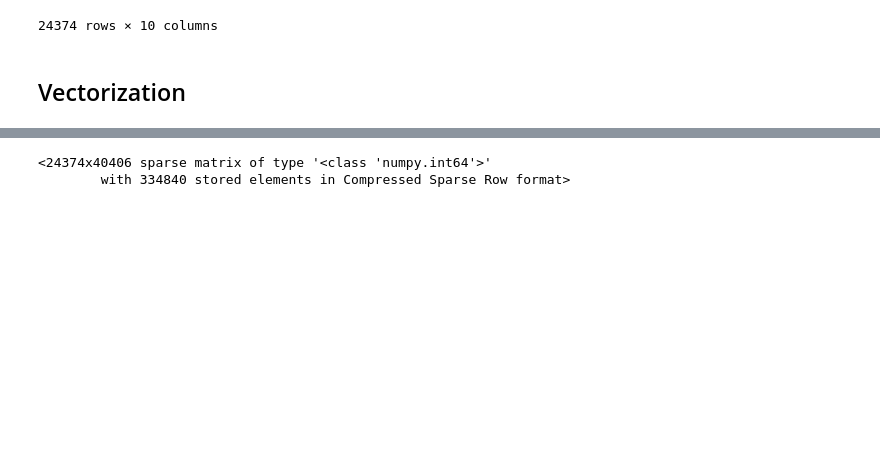
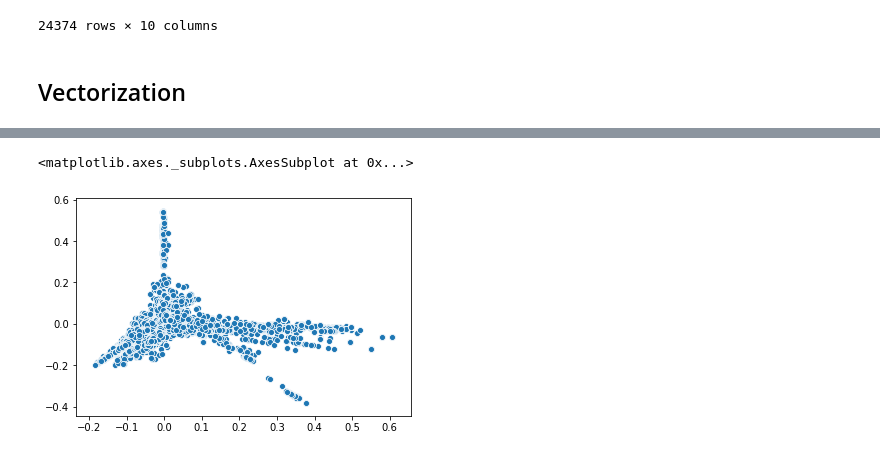
Before and after one commit to oulianov/finance-tweets, a Jupyter notebook: Finance tweets.ipynb, the cells around one changed output, grey strips where cells are left out. Drawn from its saved outputs; the diff is of its cells as text; code cells hidden in the pictures; blank space fills up the shorter version.

Commit message:
visualization

```diff
--- a/Finance tweets.ipynb
+++ b/Finance tweets.ipynb
@@ -80,0 +84,14 @@ data_filtered
+# %%
+def remove_punctuation(txt):
+    """Returns the string txt without punctuation."""
+    return txt.translate(str.maketrans('', '', string.punctuation.replace("'", "") + "’·➡️\“”"))
+
+def preprocess_txt(txt):
+    #Remove links
+    link_regex = r'(http|ftp|https)://([\w_-]+(?:(?:\.[\w_-]+)+))([\w.,@?^=%&:/~+#-]*[\w@?^=%&/~+#-])?'
+    txt = re.sub(link_regex, r'', txt)
+    txt = txt.replace("’", "'")
+    #Remove punctuation
+    txt = remove_punctuation(txt)
+    txt = txt.lower()
+    return txt
@@ -81,13 +114,20 @@ data_filtered
 # %%
-from sklearn.feature_extraction.text import CountVectorizer
+from sklearn.feature_extraction.text import TfidfVectorizer
 
-def preprocess_txt(txt):
-    return txt
+freq = TfidfVectorizer(preprocessor=preprocess_txt,
+                       stop_words=nltk.corpus.stopwords.words('english'),
+                      min_df=2)
 
-freq = CountVectorizer(preprocessor=preprocess_txt,
-                       stop_words=nltk.corpus.stopwords.words('english'))
-
-freq.fit_transform(data_filtered['text'])
+X = freq.fit_transform(data_filtered['text'])
-# %% [output]
-<24374x40406 sparse matrix of type '<class 'numpy.int64'>'
-        with 334840 stored elements in Compressed Sparse Row format>
+# %%
+from sklearn.decomposition import TruncatedSVD, PCA
+
+pca = TruncatedSVD(n_components=500)
+X_pca = pca.fit_transform(X)
+# %%
+X_pca_2 = PCA().fit_transform(X_pca)
+
+sns.scatterplot(X_pca_2[:,0], X_pca_2[:,1])
+# %% [output]
+<matplotlib.axes._subplots.AxesSubplot at 0x...>
+[figure, added]
```
Also changed, not shown: parts of 7 cells of this notebook, 1 other file.
